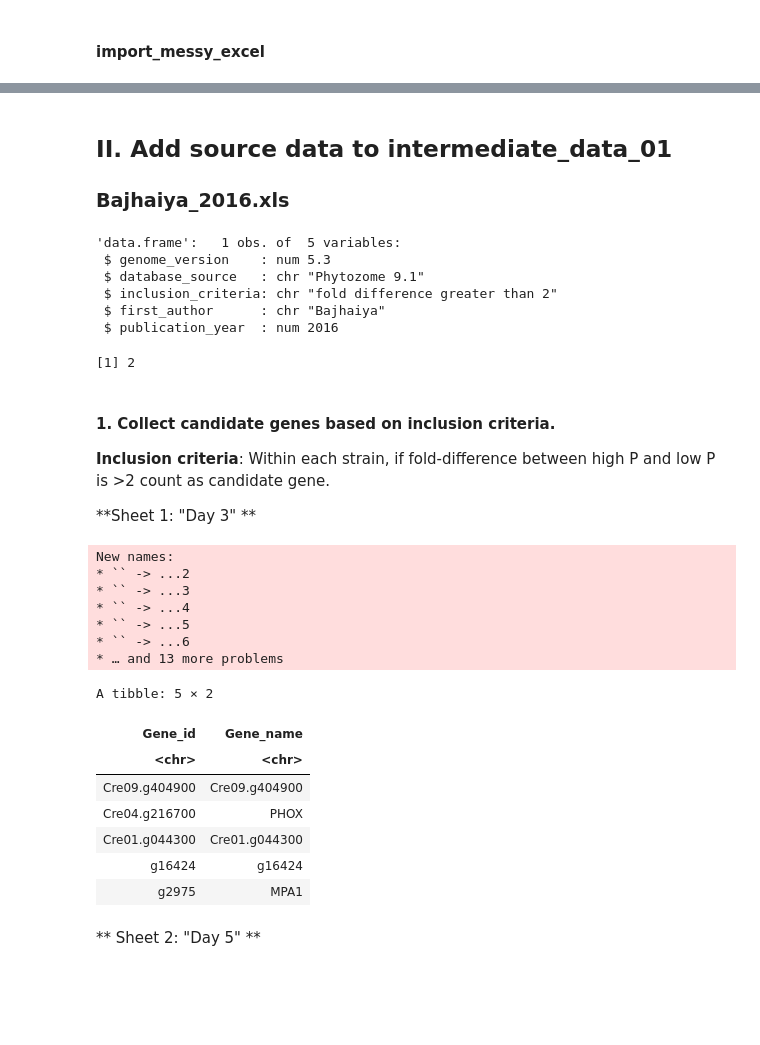
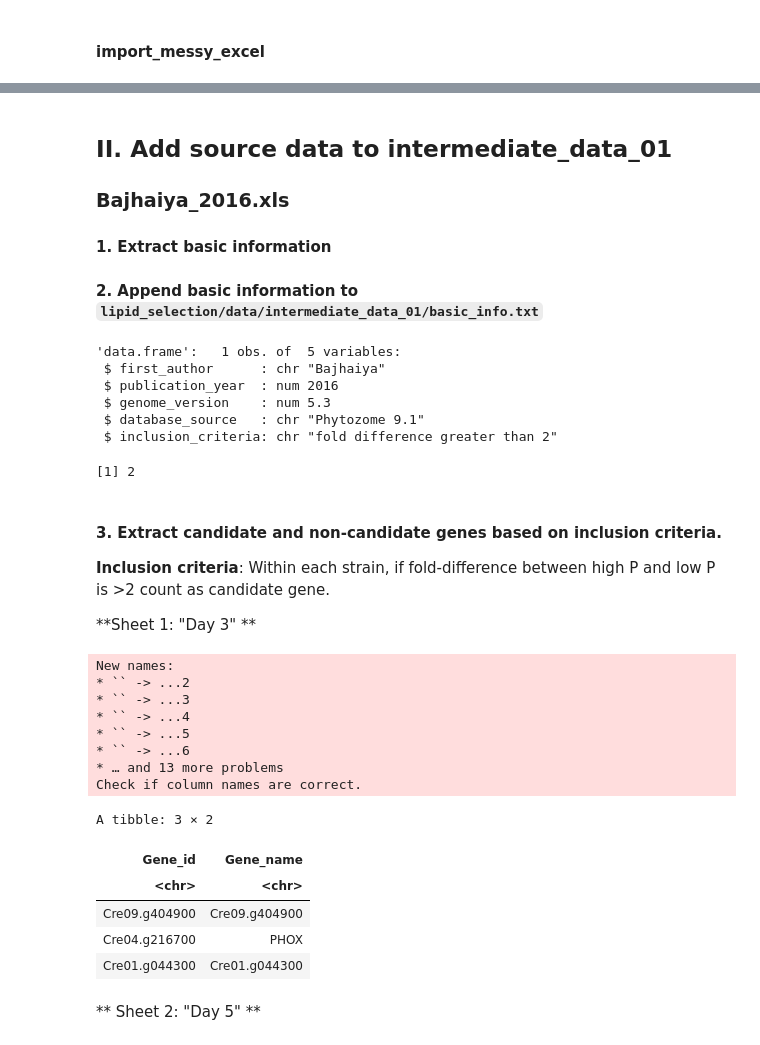
Before and after one commit to alicewchen/lipid_selection, a Jupyter notebook: analysis/generate_intermediate_data_01/01_Extract_relevant_genes.ipynb, the cells around one changed output, grey strips where cells are left out. Drawn from its saved outputs; the diff is of its cells as text; code cells hidden in the pictures; blank space fills up the shorter version.

```diff
--- a/analysis/generate_intermediate_data_01/01_Extract_relevant_genes.ipynb
+++ b/analysis/generate_intermediate_data_01/01_Extract_relevant_genes.ipynb
@@ -163,6 +202,9 @@ append_genes <- function(gene_data = gene_data, basic_info = basic_info, df = in
 ## II. Add source data to intermediate_data_01
 
 ### Bajhaiya_2016.xls
+
+#### 1. Extract basic information
+#### 2. Append basic information to `lipid_selection/data/intermediate_data_01/basic_info.txt`
 # %%
 #Basic information
 
@@ -173,12 +215,19 @@ inclusion_criteria = "fold difference greater than 2"
 first_author = "Bajhaiya"
 publication_year = 2016
 
-basic_info <- data.frame(genome_version, database_source, inclusion_criteria, first_author, publication_year, stringsAsFactors = FALSE)
+basic_info <- data.frame(first_author,
+                         publication_year,
+                         genome_version,
+                         database_source,
+                         inclusion_criteria,
+                         stringsAsFactors = FALSE)
 str(basic_info)
+
+append_basic_info(basic_info, "../../intermediate_data_01/basic_info.txt")
 # %% [output]
 'data.frame':   1 obs. of  5 variables:
+ $ first_author      : chr "Bajhaiya"
+ $ publication_year  : num 2016
  $ genome_version    : num 5.3
  $ database_source   : chr "Phytozome 9.1"
  $ inclusion_criteria: chr "fold difference greater than 2"
- $ first_author      : chr "Bajhaiya"
- $ publication_year  : num 2016
@@ -190,7 +240,7 @@ print(length(sheets))
 # %% [output]
 [1] 2
 # %% [markdown]
-#### 1. Collect candidate genes based on inclusion criteria.
+#### 3. Extract candidate and non-candidate genes based on inclusion criteria.
 
 **Inclusion criteria**: Within each strain, if fold-difference between high P and low P is >2 count as candidate gene.
 
@@ -198,32 +248,31 @@ print(length(sheets))
 # %%
 df <- import_messy_excel(file_name, sheets[1])
 #Calculate fold difference using normalized expression
 temp1 <- df %>%
     select(starts_with("Gene"), ends_with("norm")) %>%
     mutate_at(vars(ends_with("norm")),list(as.numeric)) %>%
     filter(WT_HP_D3_DESeq_norm/WT_LP_D3_DESeq_norm >= 2 |
           WT_LP_D3_DESeq_norm/WT_HP_D3_DESeq_norm >= 2 |
           psr1_HP_D3_DESeq_norm/psr1_LP_D3_DESeq_norm >= 2 |
           psr1_LP_D3_DESeq_norm/psr1_HP_D3_DESeq_norm >= 2) %>%
     select(starts_with("Gene"))
 
-temp2[1:5,]
+temp1[1:3,]
 # %% [output]
 New names:
 * `` -> ...2
 * `` -> ...3
 * `` -> ...4
 * `` -> ...5
 * `` -> ...6
 * … and 13 more problems
+Check if column names are correct.
-A tibble: 5 × 2
+A tibble: 3 × 2
 | Gene_id | Gene_name |
 | <chr> | <chr> |
 | Cre09.g404900 | Cre09.g404900 |
 | Cre04.g216700 | PHOX |
 | Cre01.g044300 | Cre01.g044300 |
-| g16424 | g16424 |
-| g2975 | MPA1 |
 # %% [markdown]
 ** Sheet 2: "Day 5" **
 # %%
```
Also changed, not shown: parts of 41 cells of this notebook, 1 other file.
